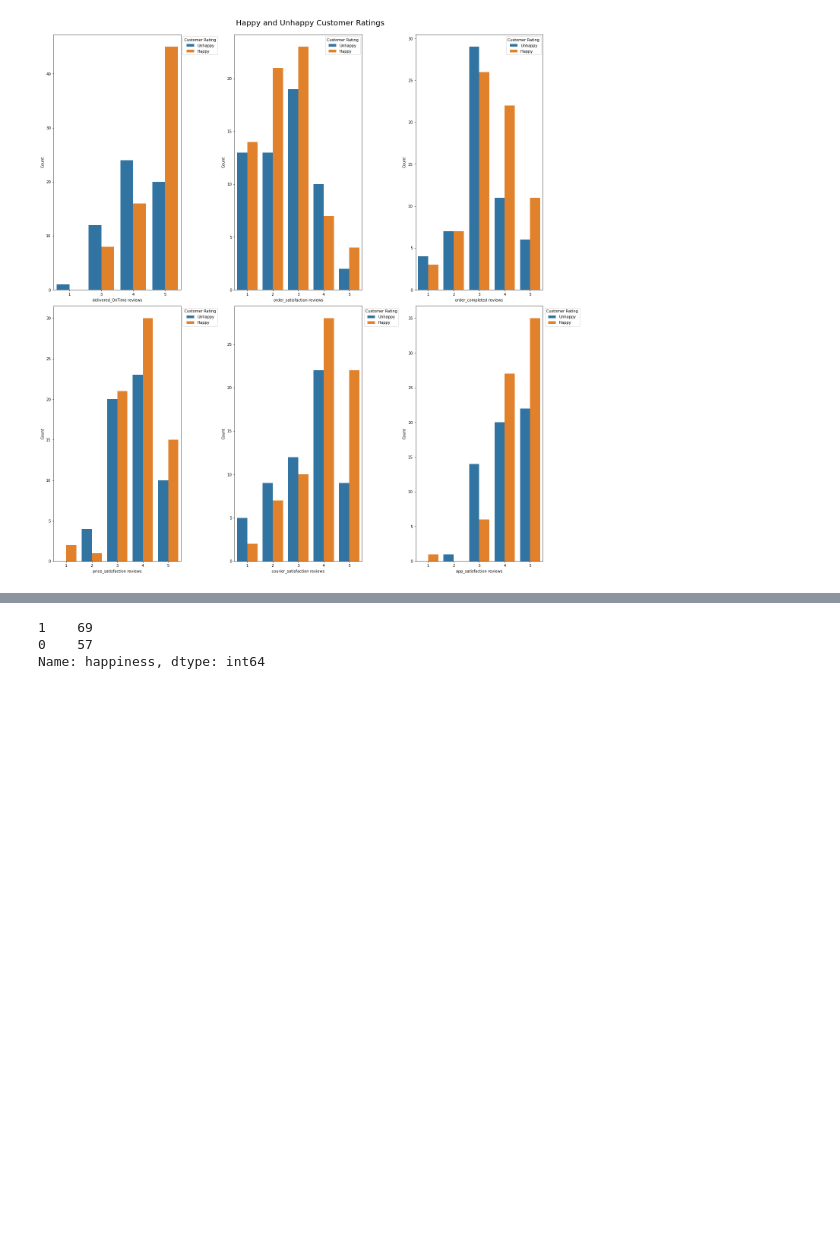
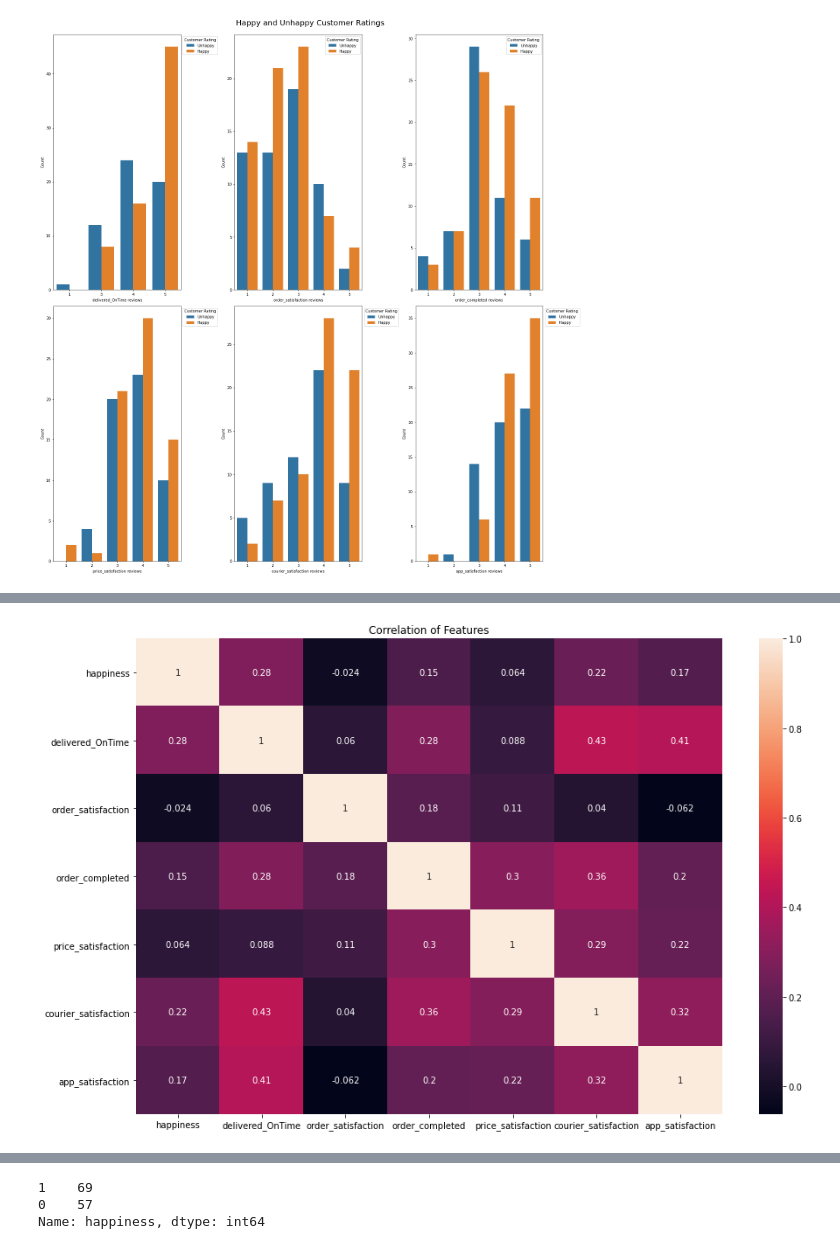
Before and after one commit to Ayesha-da/-wAcWkgB3MNvvMQpi, a Jupyter notebook: happy_customer.ipynb, the cells around one changed output, grey strips where cells are left out. Saved outputs shown, nothing was run; the diff lists cells and outputs as text; code cells hidden in the pictures; blank space fills up the shorter version.

```diff
--- a/happy_customer.ipynb
+++ b/happy_customer.ipynb
@@ -205,0 +243,7 @@ _ = plt.show()
+# %%
+plt.subplots(figsize=(15,10))
+plt.title('Correlation of Features')
+sns.heatmap(happy_df.corr(), annot=True)
+plt.show()
+# %% [output]
+[figure, added]
```
Also changed, not shown: parts of 58 cells of this notebook.
